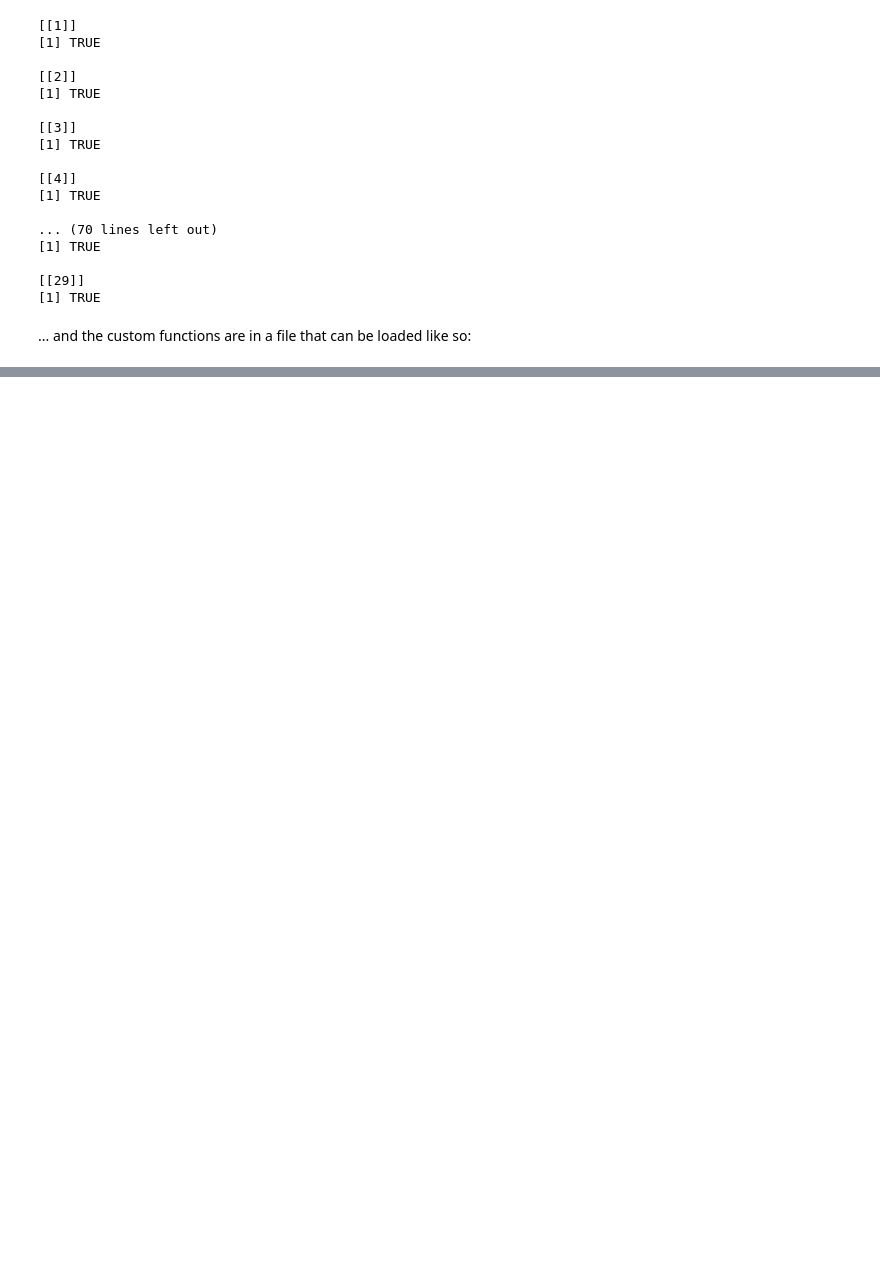
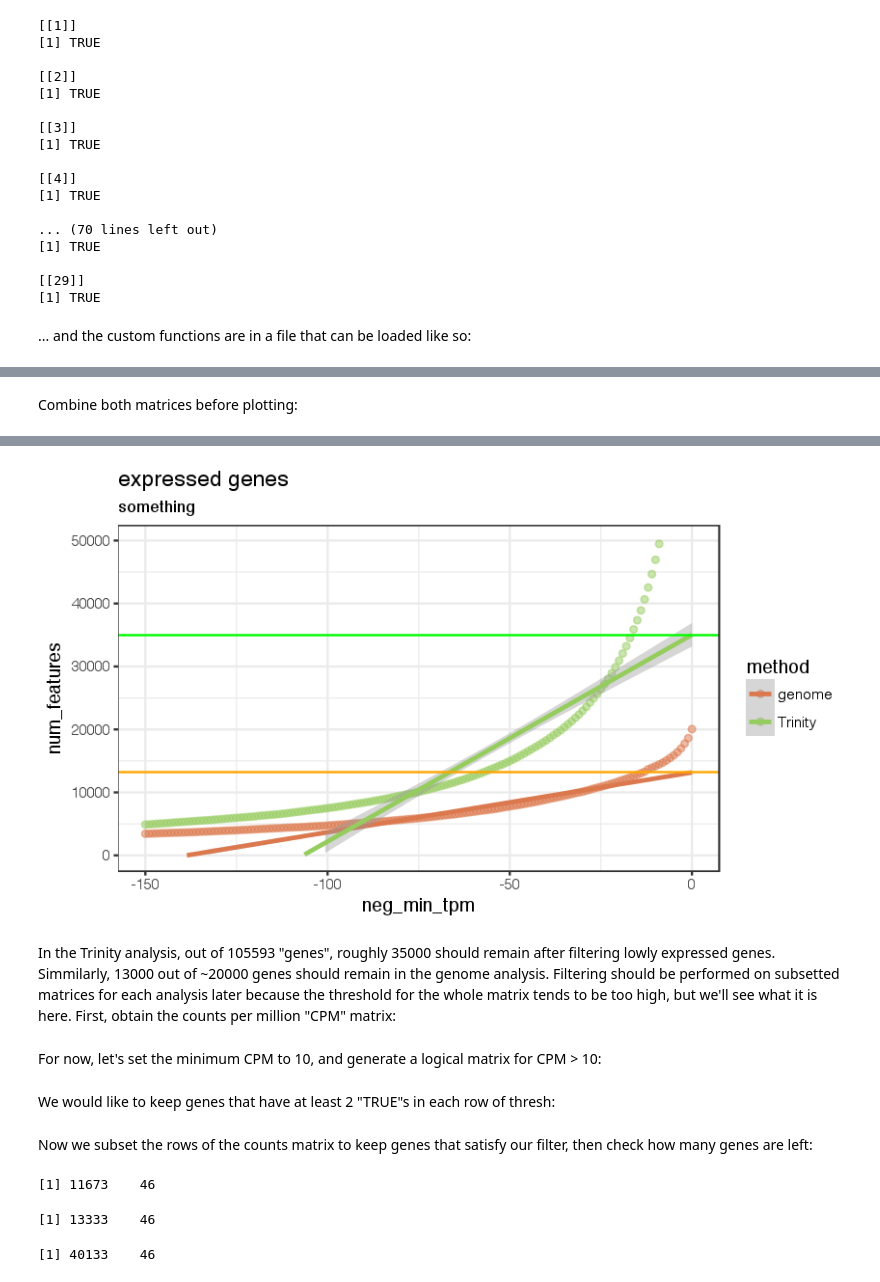
Before and after one commit to YazBraimah/DnovPmRNAseq, a Jupyter notebook: complete_analysis.ipynb, the cells around one changed output, grey strips where cells are left out. Drawn from its saved outputs; the diff is of its cells as text; code cells hidden in the pictures; blank space fills up the shorter version.

```diff
--- a/complete_analysis.ipynb
+++ b/complete_analysis.ipynb
@@ -50,0 +183,3 @@ source("Functions2.R")
+# %%
+genome.cbmtMatrix = read.table("Snakemake_output_files/genome.gene.TPM.not_cross_norm.counts_by_min_TPM", header = T)
+trinity.cbmtMatrix = read.table("Snakemake_output_files/trinity.gene.TPM.not_cross_norm.counts_by_min_TPM", header = T)
@@ -50,0 +188,3 @@ source("Functions2.R")
+# %%
+genome.cbmt.sub = genome.cbmtMatrix[genome.cbmtMatrix[,1] > -100 & genome.cbmtMatrix[,1] < -10,]
+trinity.cbmt.sub = trinity.cbmtMatrix[trinity.cbmtMatrix[,1] > -100 & trinity.cbmtMatrix[,1] < -10,]
@@ -50,0 +193,6 @@ source("Functions2.R")
+# %%
+genome.cbmt.sub_fit = lm(genome.cbmt.sub[,2] ~ genome.cbmt.sub[,1])
+print(genome.cbmt.sub_fit)
+
+trinity.cbmt.sub_fit = lm(trinity.cbmt.sub[,2] ~ trinity.cbmt.sub[,1])
+print(trinity.cbmt.sub_fit)
@@ -50,0 +214,22 @@ source("Functions2.R")
+# %% [markdown]
+Combine both matrices before plotting:
+# %%
+genome.cbmt.sub$method = "genome"
+trinity.cbmt.sub$method = "Trinity"
+cbmt.sub = rbind(genome.cbmt.sub, trinity.cbmt.sub)
+
+genome.cbmtMatrix$method = "genome"
+trinity.cbmtMatrix$method = "Trinity"
+cbmtMatrix = rbind(genome.cbmtMatrix, trinity.cbmtMatrix)
+
+options(repr.plot.width = 7, repr.plot.height = 4)
+ggplot(cbmtMatrix, aes(neg_min_tpm, num_features, colour = method)) +
+    geom_point(alpha = 0.5) +
+    scale_x_continuous(limits=c(-150,0)) +
+    scale_y_continuous(limits=c(0,50000)) +
+    geom_smooth(data=cbmt.sub, method = "lm",fullrange=TRUE) +
+    geom_hline(yintercept = 35028.1, colour = "green", linestyle = "dashed") +
+    geom_hline(yintercept = 13173.37, colour = "orange") +
+    ggtitle("expressed genes", subtitle = "something") +
+    theme_bw()
+# %% [output]
@@ -50,0 +240,3 @@ source("Functions2.R")
+[figure, added]
+# %% [markdown]
+In the Trinity analysis, out of 105593 "genes", roughly 35000 should remain after filtering lowly expressed genes. Simmilarly, 13000 out of ~20000 genes should remain in the genome analysis. Filtering should be performed on subsetted matrices for each analysis later because the threshold for the whole matrix tends to be too high, but we'll see what it is here. First, obtain the counts per million "CPM" matrix:
@@ -50,0 +247,2 @@ source("Functions2.R")
+# %% [markdown]
+For now, let's set the minimum CPM to 10, and generate a logical matrix for CPM > 10:
@@ -50,0 +253,2 @@ source("Functions2.R")
+# %% [markdown]
+We would like to keep genes that have at least 2 "TRUE"s in each row of thresh:
@@ -50,0 +259,15 @@ source("Functions2.R")
+# %% [markdown]
+Now we subset the rows of the counts matrix to keep genes that satisfy our filter, then check how many genes are left:
+# %%
+hs2.counts.keep <- hisat_geneCounts[hs2.keep,]
+dim(hs2.counts.keep)
+
+bt2.counts.keep <- bowtie2_genome_geneCounts[bt2.keep,]
+dim(bt2.counts.keep)
+
+trn.counts.keep <- bowtie2_trinity_geneCounts[trn.keep,]
+dim(trn.counts.keep)
+# %% [output]
+[1] 11673    46
+[1] 13333    46
+[1] 40133    46
```
Also changed, not shown: parts of 57 cells of this notebook.
